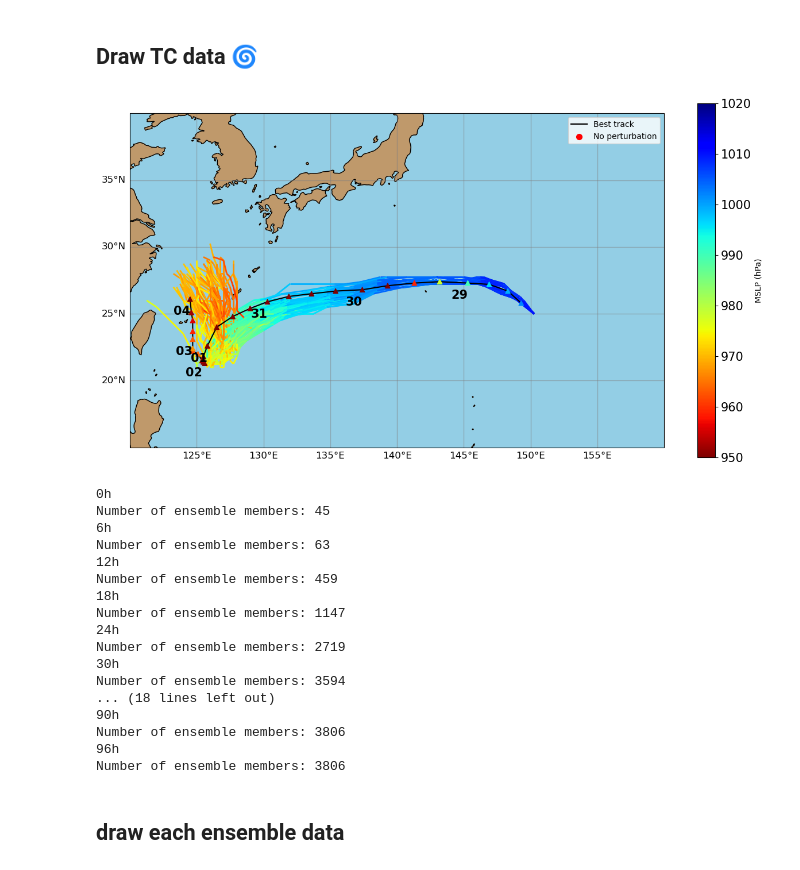
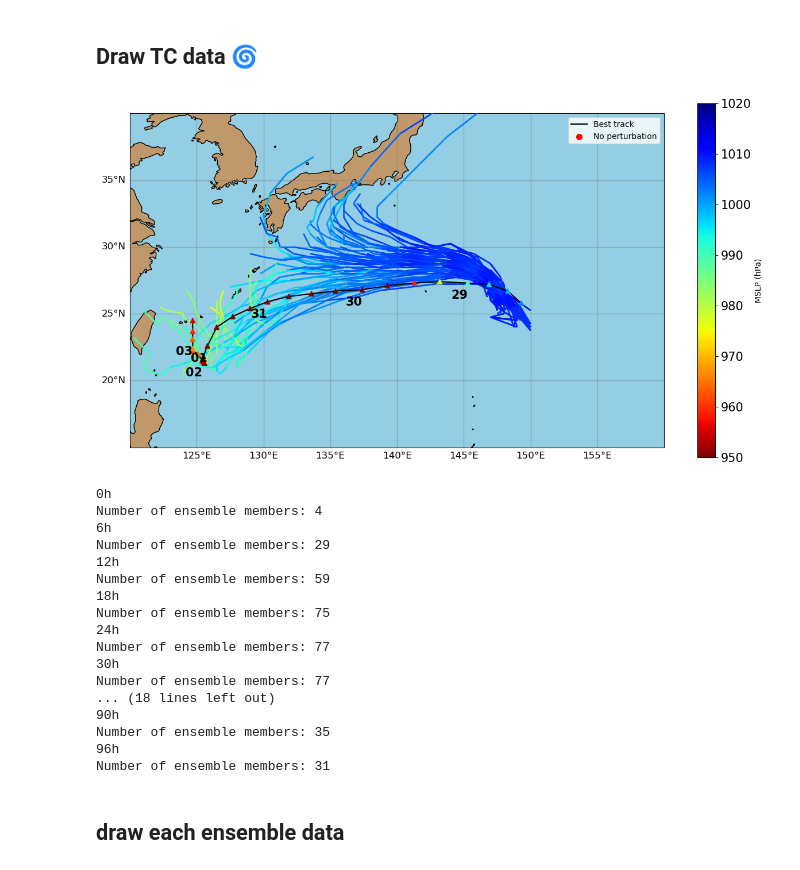
Before and after one commit to jjoo0727/Convective-Systems-Tropical-Dynamics-Laboratory, a Jupyter notebook: sensitivity/sensitivity_code_old_ver/TC_track_vortex_remove_copy.ipynb, the cells around one changed output. Saved outputs shown, nothing was run; the diff lists cells and outputs as text; code cells hidden in the pictures.

```diff
--- a/sensitivity/sensitivity_code_old_ver/TC_track_vortex_remove_copy.ipynb
+++ b/sensitivity/sensitivity_code_old_ver/TC_track_vortex_remove_copy.ipynb
@@ -56,7 +56,7 @@ import itertools
 from ty_pkg import truncate_colormap, colorline, setup_map, weather_map_contour, contourf_and_save, ep_t, concentric_circles, interpolate_data, set_map
 from ty_pkg import latlon_extent, storm_info, haversine_distance, Met, calculate_bearing_position, tc_finder, WindFieldSolver, find_large_groups
 
-pangu_dir = r'/data03/Pangu_TC_ENS'
+pangu_dir = r'/data09/Pangu_TC_ENS'
 
 pres_list = ['1000','925','850','700','600','500','400','300','250','200','150','100','50']
 pres_array = np.array(pres_list, dtype=np.float32)
@@ -88,7 +88,7 @@ ssv_dict = {}
 
 #태풍 지정
 # storm_name, storm_year, key_time_list  = 'HINNAMNOR', 2022, ['2022/08/27/00UTC']
-storm_name, storm_year, key_time_list  = 'HINNAMNOR', 2022, ['2022/08/28/00UTC']
+storm_name, storm_year, key_time_list  = 'HINNAMNOR', 2022, ['2022/08/27/12UTC']
 # storm_name, storm_year, key_time_list  = 'NORU', 2017, ['2017/07/30/00UTC']
 # storm_name, storm_year, key_time_list  = 'DEBBY', 2012, ['2012/06/23/00UTC']
 
@@ -107,16 +107,29 @@ else:
 
 #예측 시간 지정, 초기 시간 지정, 앙상블 수
 predict_interval_list = np.arange(0,24*7+1,6)
-ens_list = range(0,100)
+ens_list = range(0,90)
 ens_num = len(ens_list)  # 앙상블 수
 new_ssv = 'y'           #새로 생성할 것인지 여부, n이면 기존 파일 불러옴
 retro_opt = 'td'        #다시 돌아가면서 태풍 추적시 강한 것만 추적하려면 td로
+lat_perturb = False
+six_h_suffix = 'y'
 
 
 if retro_opt =='td':
     retro_opt = '_td'
 else:
     retro_opt = ''
+
+if lat_perturb:
+    lat_perturb_suffix = '_lp'
+    perturation_scale = 0.2
+else:
+    lat_perturb_suffix = ''
+
+if six_h_suffix == 'y':
+    six_h_suffix = '_6h'
+else:
+    six_h_suffix = ''
 
 #! 태풍 경로 정보 새로 생성하기
 if new_ssv == 'y':
@@ -146,7 +159,7 @@ if new_ssv == 'y':
         for ens in ens_list:
             print(f'{ens}번째 앙상블 예측')
             min_position[ens] = {}
-            output_data_dir = rf'{pangu_dir}/output_data/{first_str}/{perturation_scale}ENS{surface_str}{upper_str}/{ens}'
+            output_data_dir = rf'{pangu_dir}/output_data/{first_str}/{perturation_scale}ENS{surface_str}{upper_str}{lat_perturb_suffix}{six_h_suffix}/{ens}'
             print(output_data_dir)
             # output_data_dir = rf'{pangu_dir}/output_data/{first_str}/{ens}'
 
@@ -158,7 +171,7 @@ if new_ssv == 'y':
                 met = Met(output_data_dir, predict_interval, surface_dict, upper_dict, lat_start, lat_end, lon_start, lon_end, lat_grid, lon_grid)
                 mslp = met.met_data('MSLP')
                 wind_speed = met.wind_speed()
-                z_diff = met.met_data('z', level = 200) - met.met_data('z', level = 500)
+                z_diff = met.met_data('z', level = 300) - met.met_data('z', level = 500)
 
                 #mask_size는 다음 태풍 찾을 때 그 위경도 안이 아니면 안 찾음
                 #처음 시작할 때는 5도 이내에만 들어오면 되고
@@ -192,7 +205,7 @@ if new_ssv == 'y':
 
         ssv_dict[ssv_key] = min_position
 
-    with open(rf'{pangu_dir}/output_data/{first_str}/{perturation_scale}ENS{surface_str}{upper_str}/ssv_dict{retro_opt}_{min(ens_list)}_{max(ens_list)}.pkl', 'wb') as f:
+    with open(rf'{pangu_dir}/output_data/{first_str}/{perturation_scale}ENS{surface_str}{upper_str}{lat_perturb_suffix}{six_h_suffix}/ssv_dict{retro_opt}_{min(ens_list)}_{max(ens_list)}.pkl', 'wb') as f:
     # with open(rf'{pangu_dir}/output_data/{first_str}/ssv_dict{retro_opt}_{min(ens_list)}_{max(ens_list)}.pkl', 'wb') as f:
         pickle.dump(ssv_dict, f)
 
@@ -213,7 +226,7 @@ else:
             storm_lon = [lon + 360 if lon < 0 else lon for lon in storm_lon]
         storm_lon = np.array(storm_lon)
 
-        with open(rf'{pangu_dir}/output_data/{first_str}/{perturation_scale}ENS{surface_str}{upper_str}/ssv_dict{retro_opt}_{min(ens_list)}_{max(ens_list)}.pkl', 'rb') as f:
+        with open(rf'{pangu_dir}/output_data/{first_str}/{perturation_scale}ENS{surface_str}{upper_str}{lat_perturb_suffix}{six_h_suffix}/ssv_dict{retro_opt}_{min(ens_list)}_{max(ens_list)}.pkl', 'rb') as f:
         # with open(rf'{pangu_dir}/output_data/{first_str}/ssv_dict{retro_opt}_{min(ens_list)}_{max(ens_list)}.pkl', 'rb') as f:
             ssv_dict = pickle.load(f)
 
@@ -305,8 +318,8 @@ for key_time ,min_position in ssv_dict.items():
 
 
 
-    for ens in range(ens_num):
-    # for ens in ens_list:
+    # for ens in range(ens_num):
+    for ens in ens_list:
 
 
         lons = [pos['lon']-360 for _,pos in min_position[ens].items()]
@@ -317,39 +330,39 @@ for key_time ,min_position in ssv_dict.items():
         lc = colorline(ax, lons, lats, z=min_values, cmap=plt.get_cmap('jet_r'), norm=mcolors.Normalize(vmin=950, vmax=1020), linewidth=2, alpha=1)
 
         #? 시간 표시 00UTC만 표시, 없앨듯
 
         if ens == 0:
             lc = colorline(ax, lons, lats, z=min_values, cmap=plt.get_cmap('jet_r'), norm=mcolors.Normalize(vmin=950, vmax=1020), linewidth=2, alpha=1)
             ax.scatter(lons, lats, c='red', linewidth=2, alpha=1, zorder=10, label = 'No perturbation')
 
             # for i in range(len(pred_times)):
             #     if pred_times[i].hour == 0:
             #         ax.text(lons[i],lats[i], str(pred_times[i].day)
             #             , horizontalalignment='center', verticalalignment='bottom', fontsize=10, zorder = 6)
 
 
     ax.legend(loc='upper right')
 
 
-    lons_all = np.concatenate([np.array([pos['lon'] for _, pos in min_position[ens].items()]) for ens in range(ens_num)])
-    lats_all = np.concatenate([np.array([pos['lat'] for _, pos in min_position[ens].items()]) for ens in range(ens_num)])
+    lons_all = np.concatenate([np.array([pos['lon'] for _, pos in min_position[ens].items()]) for ens in ens_list])
+    lats_all = np.concatenate([np.array([pos['lat'] for _, pos in min_position[ens].items()]) for ens in ens_list])
 
 
     xy = np.vstack([lons_all, lats_all])
     kde = gaussian_kde(xy)
     positions = np.vstack([lon_grid.ravel(), lat_grid.ravel()])
     f = np.reshape(kde(positions).T, lon_grid.shape)
 
 
     levels = np.linspace(0.0005, 0.015, 100)
     # cf = ax.contourf(lon_grid, lat_grid, f, levels=levels, transform=proj, cmap='jet')
     plt.show()
     fig.savefig(f'/home1/jek/Pangu-Weather/plot/{storm_name}_Ensemble_track_{key_str}.png',bbox_inches='tight')
 # %% [output]
-[figure, old version]
+[figure, new version]
 # %%
-target_time = datetime(2022,8,31,0)           #위치 projection을 구하고자 하는 시간
-key_time = datetime(2022,8,27,0)
+target_time = datetime(2022,8,30,0)           #위치 projection을 구하고자 하는 시간
+key_time = datetime(2022,8,27,12)
 for predict_interval in range(0, 97, 6):
     datetime1 = key_time + timedelta(hours=int(predict_interval))
 
@@ -367,22 +380,22 @@ for predict_interval in range(0, 97, 6):
     print(f'Number of ensemble members: {len(ens_idx_list)}')
 # %% [output]
 0h
-Number of ensemble members: 45
+Number of ensemble members: 4
 6h
-Number of ensemble members: 63
+Number of ensemble members: 29
 12h
-Number of ensemble members: 459
+Number of ensemble members: 59
 18h
-Number of ensemble members: 1147
+Number of ensemble members: 75
 24h
-Number of ensemble members: 2719
+Number of ensemble members: 77
 30h
-Number of ensemble members: 3594
+Number of ensemble members: 77
 ... (18 lines left out)
 90h
-Number of ensemble members: 3806
+Number of ensemble members: 35
 96h
-Number of ensemble members: 3806
+Number of ensemble members: 31
 # %% [markdown]
 ## draw each ensemble data
 # %%
```
Also changed, not shown: parts of 1 cell of this notebook, 11 other files.
